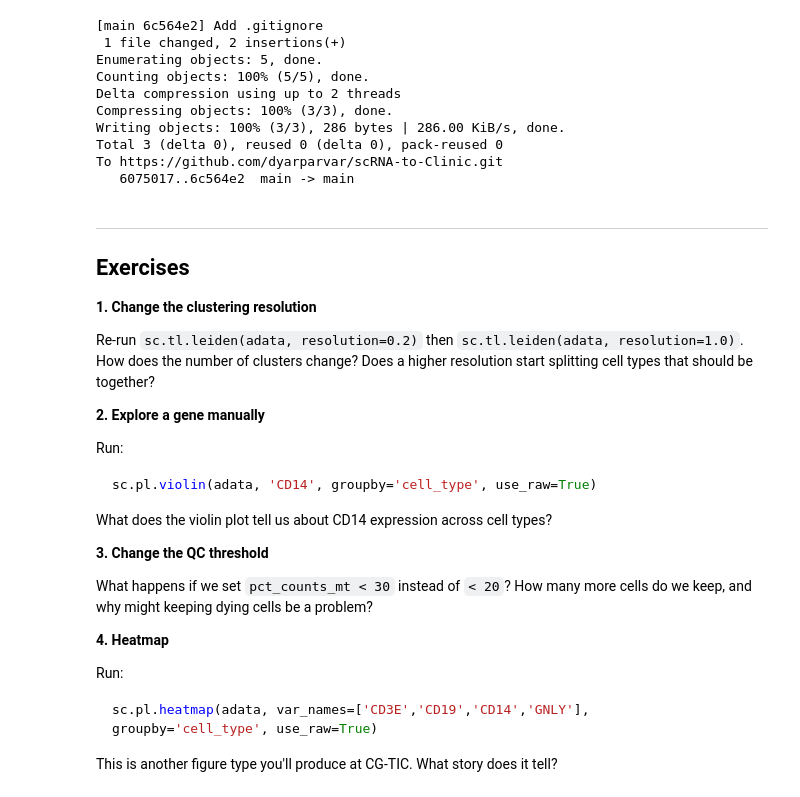
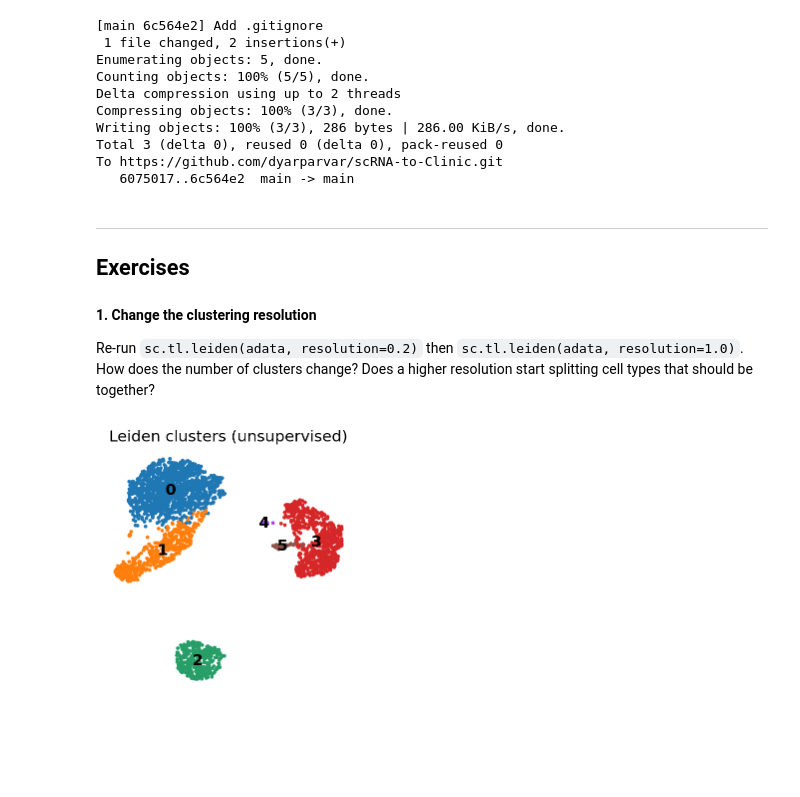
Before and after one commit to dyarparvar/scRNA-to-Clinic, a Jupyter notebook: module1_scrna_foundations.ipynb, the cells around one changed output. Saved outputs shown, nothing was run; the diff lists cells and outputs as text; code cells hidden in the pictures; blank space fills up the shorter version.

````diff
--- a/module1_scrna_foundations.ipynb
+++ b/module1_scrna_foundations.ipynb
@@ -858,31 +864,23 @@ Writing objects: 100% (3/3), 286 bytes | 286.00 KiB/s, done.
 Total 3 (delta 0), reused 0 (delta 0), pack-reused 0
 To https://github.com/dyarparvar/scRNA-to-Clinic.git
    6075017..6c564e2  main -> main
+# %% [markdown]
+---
+
+## Exercises
 # %% [markdown]
----
-
-## Exercises
-
 **1. Change the clustering resolution**
 
 Re-run `sc.tl.leiden(adata, resolution=0.2)` then `sc.tl.leiden(adata, resolution=1.0)`. How does the number of clusters change? Does a higher resolution start splitting cell types that should be together?
-
-**2. Explore a gene manually**
-
-Run:
-```python
-sc.pl.violin(adata, 'CD14', groupby='cell_type', use_raw=True)
-```
-What does the violin plot tell us about CD14 expression across cell types?
-
-**3. Change the QC threshold**
-
-What happens if we set `pct_counts_mt < 30` instead of `< 20`? How many more cells do we keep, and why might keeping dying cells be a problem?
-
-**4. Heatmap**
-
-Run:
-```python
-sc.pl.heatmap(adata, var_names=['CD3E','CD19','CD14','GNLY'], groupby='cell_type', use_raw=True)
-```
-This is another figure type you'll produce at CG-TIC. What story does it tell?
+# %%
+sc.tl.leiden(adata, resolution=0.2, flavor='igraph', n_iterations=2)
+
+sc.pl.umap(
+    adata,
+    color='leiden',
+    legend_loc='on data',
+    frameon=False,
+    title='Leiden clusters (unsupervised)'
+)
+# %% [output]
+[figure, added]
````
Also changed, not shown: parts of 21 cells of this notebook.
